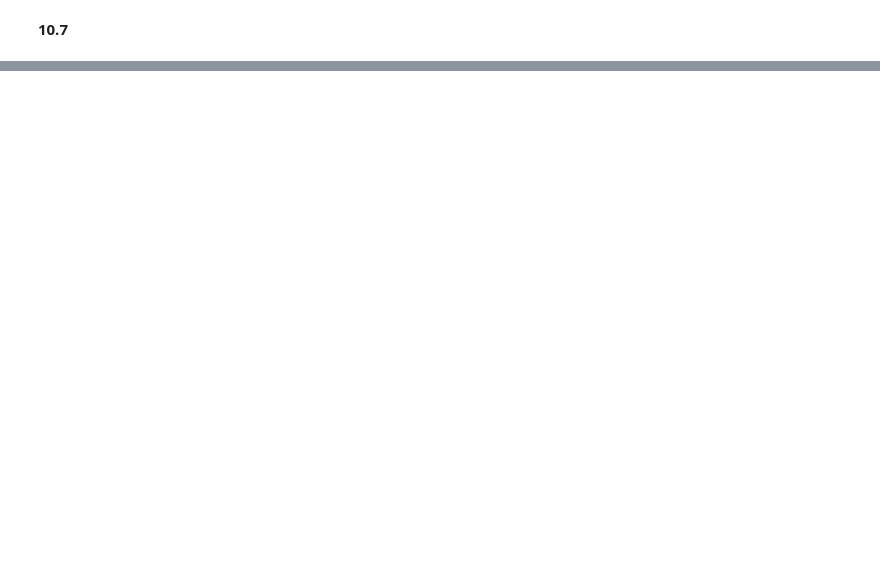
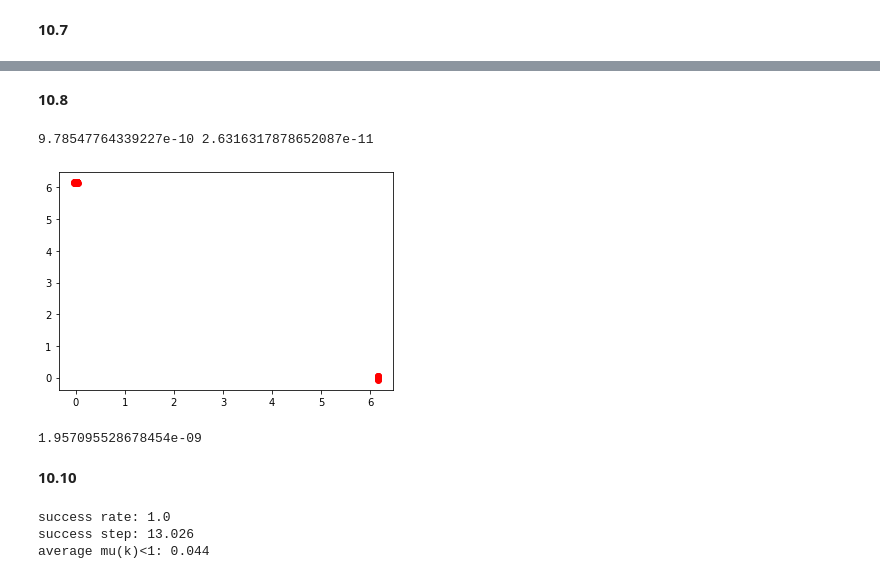
Before and after one commit to IanFla/Monte-Carlo, a Jupyter notebook: Ch10.ipynb, the cells around one changed output, grey strips where cells are left out. Saved outputs shown, nothing was run; the diff lists cells and outputs as text; code cells hidden in the pictures; blank space fills up the shorter version.

```diff
--- a/Ch10.ipynb
+++ b/Ch10.ipynb
@@ -114,0 +149,40 @@ print(1/np.sqrt(n),np.std(mu))
+# %% [markdown]
+**10.8**
+# %%
+f=lambda X: X.max(axis=1)
+p=lambda X: multi_norm.pdf(x=X,mean=[0,0])
+q=[lambda size,theta: multi_norm.rvs(size=size,mean=theta),lambda X,theta: multi_norm.pdf(x=X,mean=theta)]
+n=10000
+K=10
+tau=6
+eps=0.01
+def AIS():
+    Tau=np.zeros(K)
+    Theta=np.zeros([K+1,2])
+    for k in range(K):
+        X=q[0](n,Theta[k])
+        Tau[k]=np.quantile(f(X),1-eps)
+        Tau[k]=min(tau,Tau[k])
+        W=p(X)/q[1](X,Theta[k])
+        H=W*(f(X)>=Tau[k])
+        Theta[k+1]=np.sum(H.reshape([n,1])*X,axis=0)/np.sum(H)
+
+    mu=np.mean(W*(f(X)>=tau))
+    return mu,Theta[K-1]
+
+rep=50
+Mu=np.zeros(rep)
+Theta=np.zeros(2*rep).reshape([-1,2])
+for r in range(rep):
+    Mu[r],Theta[r]=AIS()
+
+print(np.mean(Mu),np.std(Mu))
+plt.plot(Theta[:,0],Theta[:,1],'ro')
+plt.show()
+print(2*np.mean(Mu))
+# %% [output]
+9.78547764339227e-10 2.6316317878652087e-11
+[figure, added]
+1.957095528678454e-09
+# %% [markdown]
+**10.10**
@@ -114,0 +223,8 @@ print(1/np.sqrt(n),np.std(mu))
+# %%
+print('success rate:',np.mean(np.abs(Mu-mu)<eps))
+print('success step:',np.mean(KK))
+print('average mu(k)<1:',np.mean(Flag))
+# %% [output]
+success rate: 1.0
+success step: 13.026
+average mu(k)<1: 0.044
```
Also changed, not shown: parts of 13 cells of this notebook.
